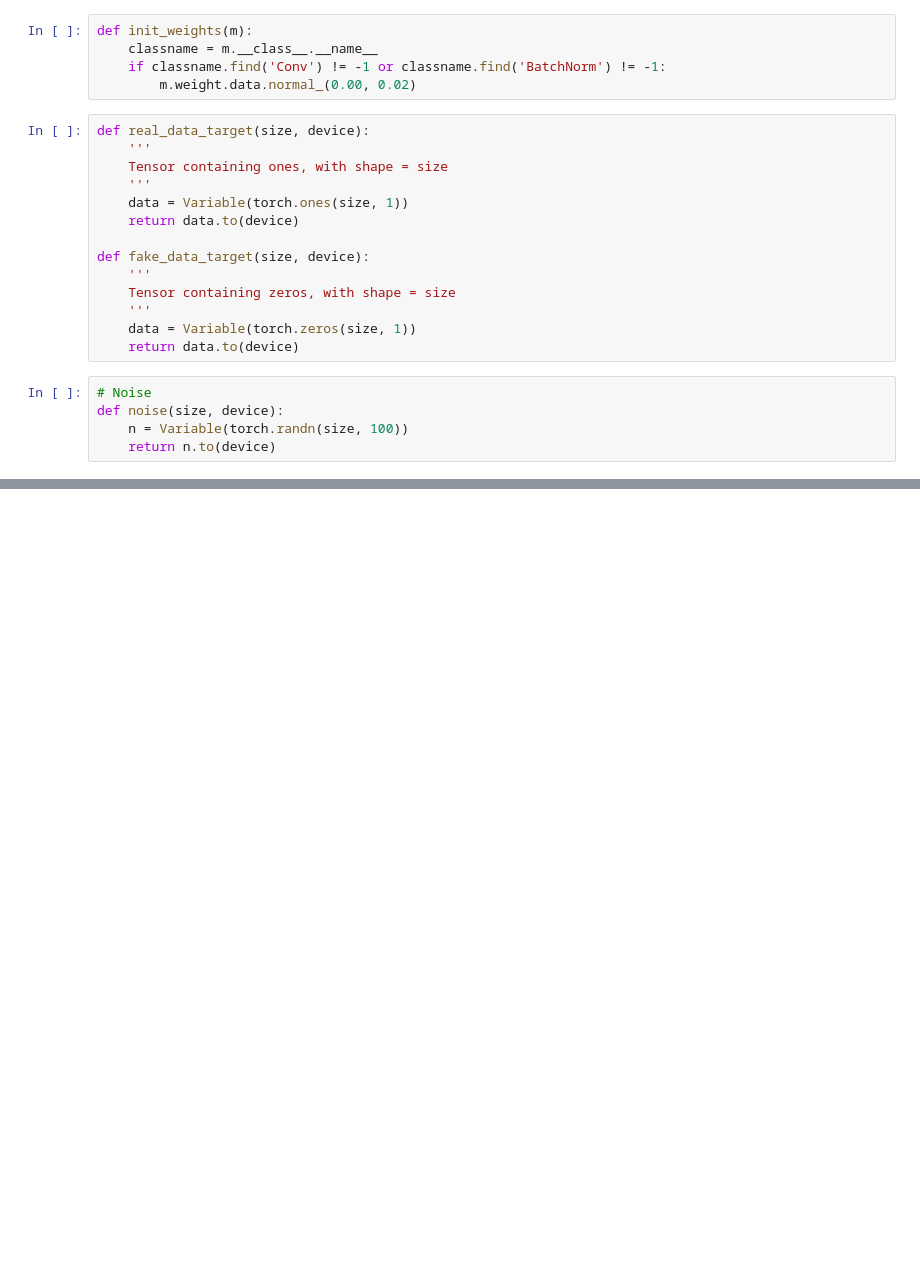
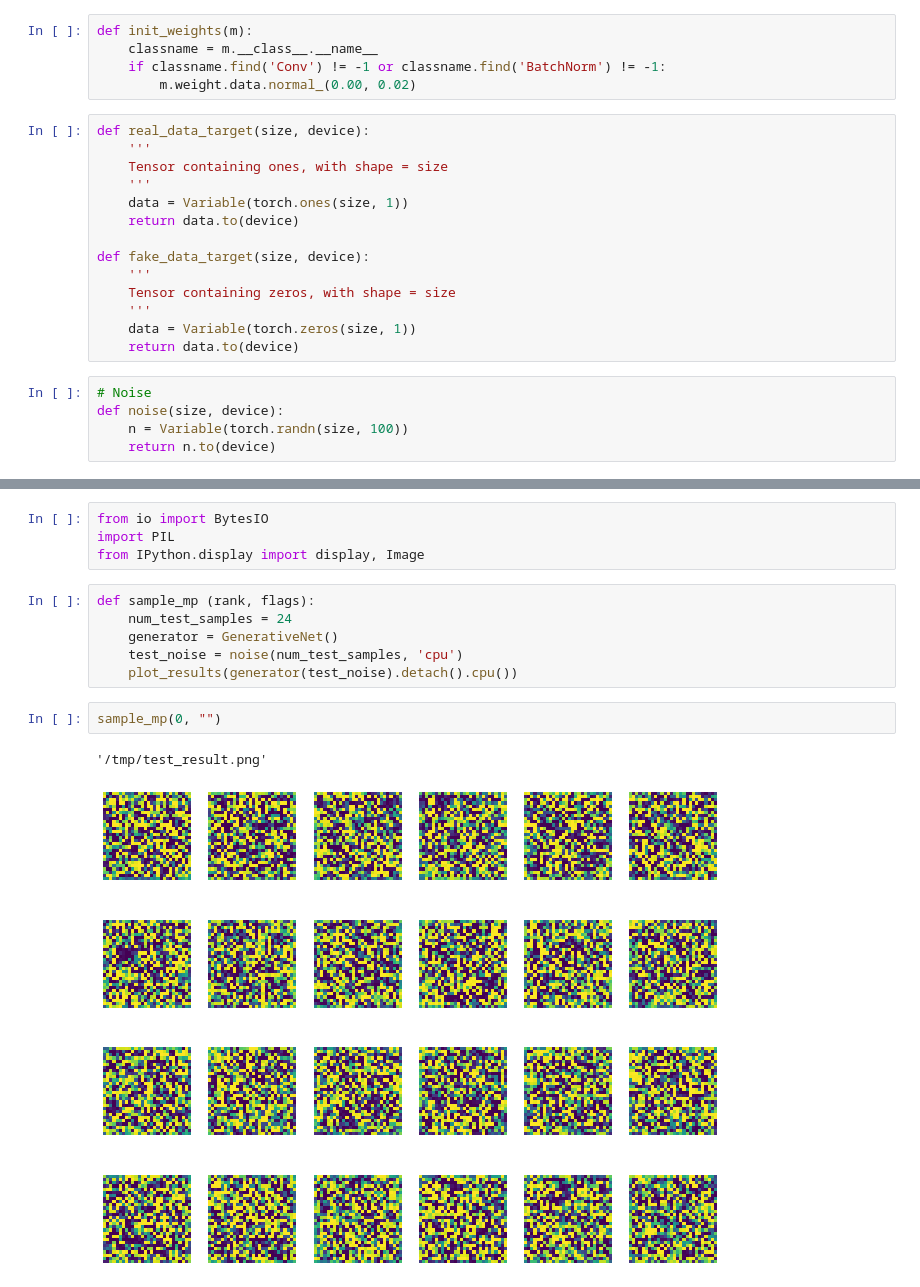
Before and after one commit to ultrons/xla, a Jupyter notebook: contrib/DC-GAN.ipynb, the cells around one changed output, grey strips where cells are left out. Saved outputs shown, nothing was run; the diff lists cells and outputs as text; blank space fills up the shorter version.

Commit message:
Model architecture fixe, image generationn working now

```diff
--- a/contrib/DC-GAN.ipynb
+++ b/contrib/DC-GAN.ipynb
@@ -367,0 +297,15 @@ Image(filename=RESULT_IMG_PATH)
+# %%
+from io import BytesIO
+import PIL
+from IPython.display import display, Image
+# %%
+def sample_mp (rank, flags):
+    num_test_samples = 24
+    generator = GenerativeNet()
+    test_noise = noise(num_test_samples, 'cpu')
+    plot_results(generator(test_noise).detach().cpu())
+# %%
+sample_mp(0, "")
+# %% [output]
+'/tmp/test_result.png'
+[figure, added]
```
Also changed, not shown: parts of 10 cells of this notebook.
